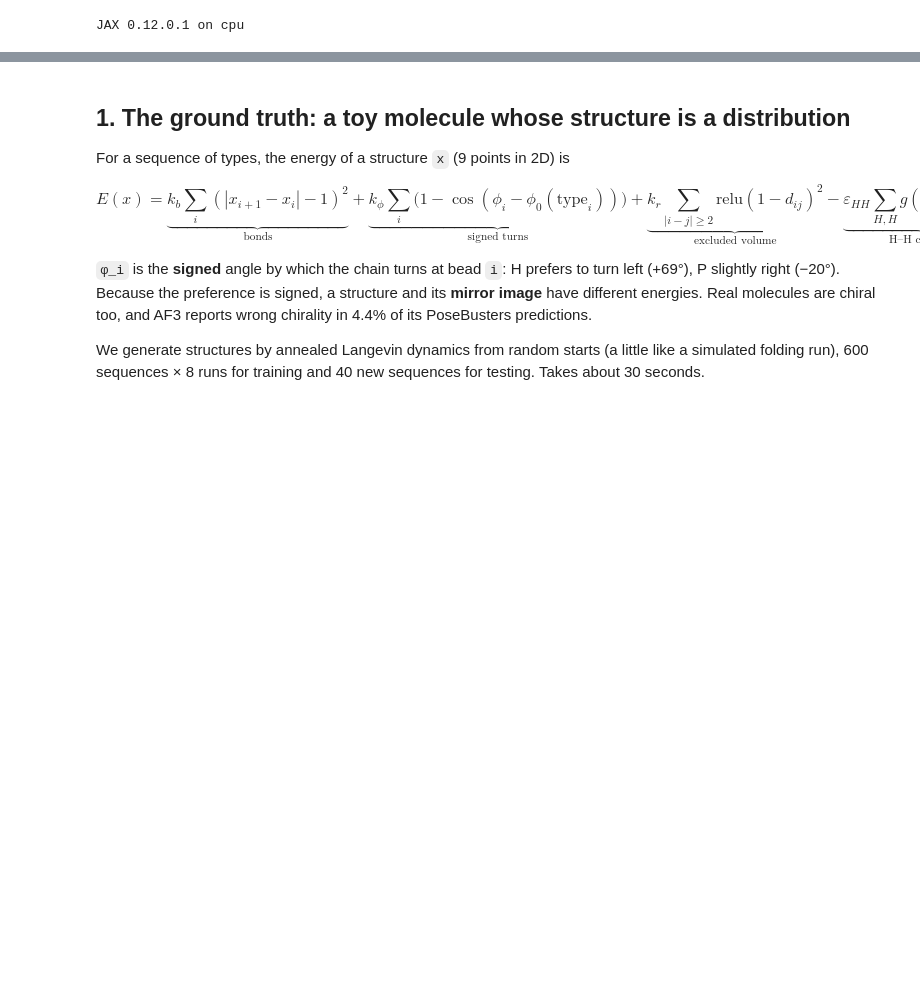
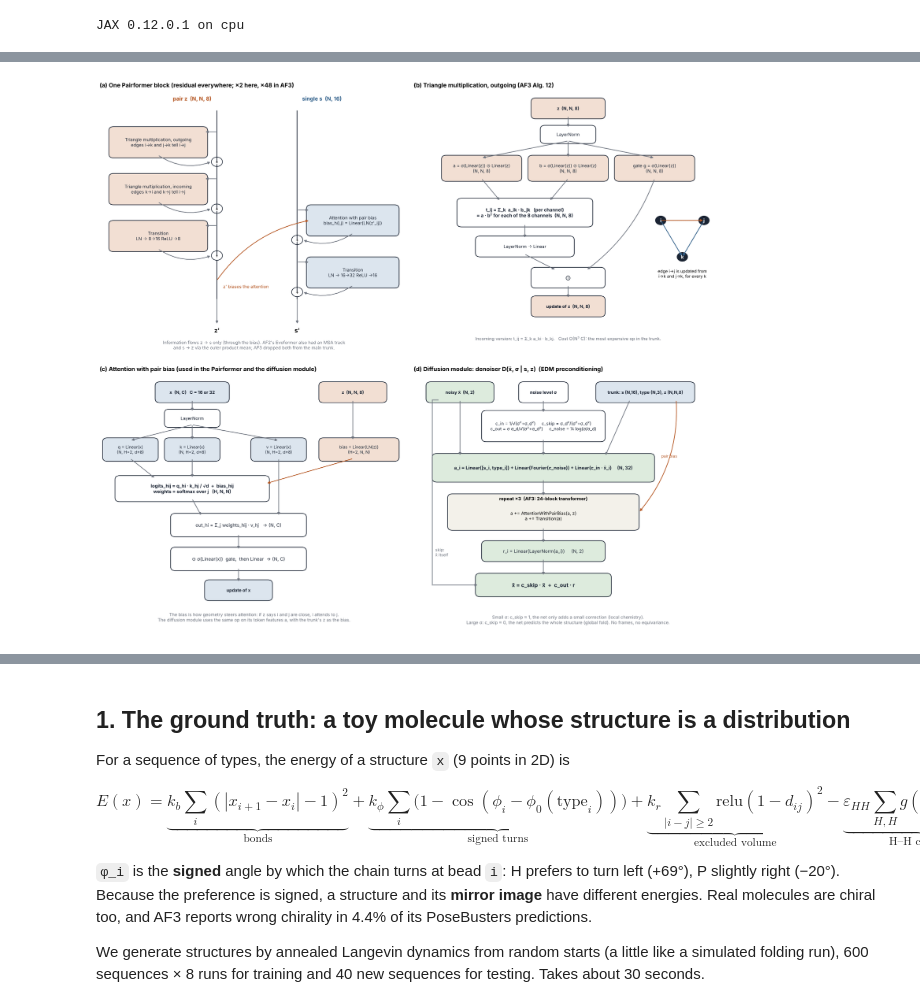
Before and after one commit to HamedHeli/AI-Physics, a Jupyter notebook: 10-generative-structure-prediction/alphafold3/notebooks/alphafold3_explained.ipynb, the cells around one changed output, grey strips where cells are left out. Cells and saved outputs as stored; diff of their text form; code cells hidden in the pictures; blank space fills up the shorter version.

```diff
--- a/10-generative-structure-prediction/alphafold3/notebooks/alphafold3_explained.ipynb
+++ b/10-generative-structure-prediction/alphafold3/notebooks/alphafold3_explained.ipynb
@@ -59,0 +81,4 @@ JAX 0.12.0.1 on cpu
+# %%
+fig = dg.block_panels(cfg); plt.show()
+# %% [output]
+[figure, added]
```
Also changed, not shown: parts of 10 cells of this notebook, 6 other files.
